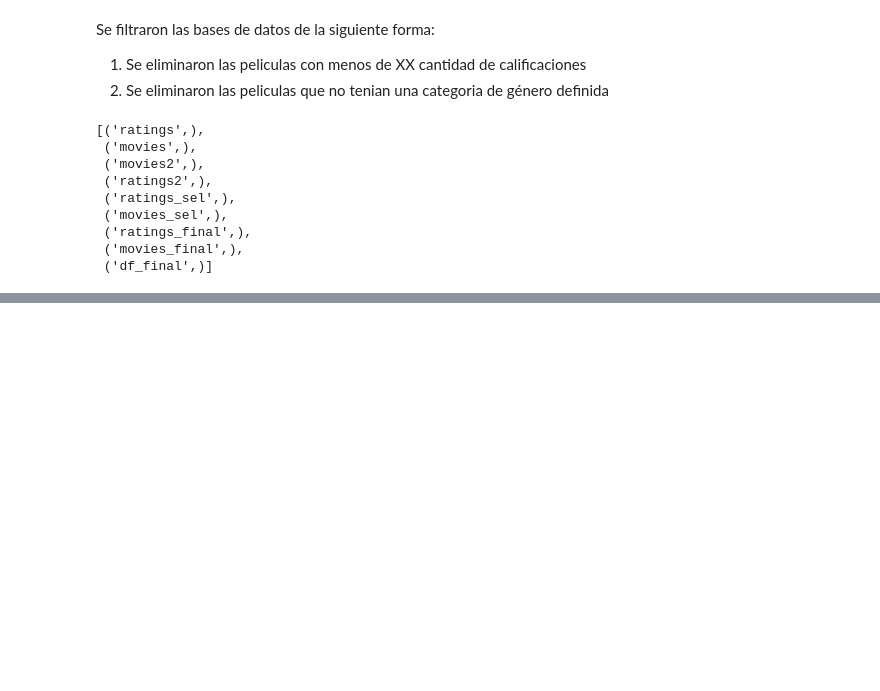
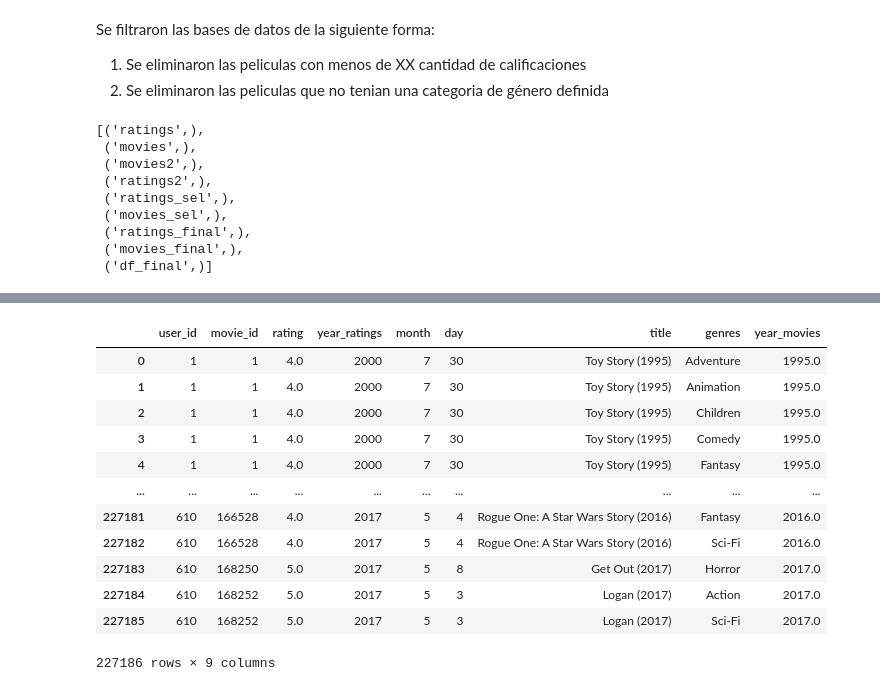
Before and after one commit to josedavidm12/sistemas_recomendacion, a Jupyter notebook: b_exploración_limpieza.ipynb, the cells around one changed output, grey strips where cells are left out. Drawn from its saved outputs; the diff is of its cells as text; code cells hidden in the pictures; blank space fills up the shorter version.

```diff
--- a/b_exploración_limpieza.ipynb
+++ b/b_exploración_limpieza.ipynb
@@ -618,4 +652,20 @@ cur.fetchall()
 # %%
+# Cargar en variable la tabla final combinada
 df_final=pd.read_sql("SELECT * from df_final",conn)
+df_final
+# %% [output]
+|  | user_id | movie_id | rating | year_ratings | month | day | title | genres | year_movies |
+| 0 | 1 | 1 | 4.0 | 2000 | 7 | 30 | Toy Story (1995) | Adventure | 1995.0 |
+| 1 | 1 | 1 | 4.0 | 2000 | 7 | 30 | Toy Story (1995) | Animation | 1995.0 |
+| 2 | 1 | 1 | 4.0 | 2000 | 7 | 30 | Toy Story (1995) | Children | 1995.0 |
+| 3 | 1 | 1 | 4.0 | 2000 | 7 | 30 | Toy Story (1995) | Comedy | 1995.0 |
+| 4 | 1 | 1 | 4.0 | 2000 | 7 | 30 | Toy Story (1995) | Fantasy | 1995.0 |
+| ... | ... | ... | ... | ... | ... | ... | ... | ... | ... |
+| 227181 | 610 | 166528 | 4.0 | 2017 | 5 | 4 | Rogue One: A Star Wars Story (2016) | Fantasy | 2016.0 |
+| 227182 | 610 | 166528 | 4.0 | 2017 | 5 | 4 | Rogue One: A Star Wars Story (2016) | Sci-Fi | 2016.0 |
+| 227183 | 610 | 168250 | 5.0 | 2017 | 5 | 8 | Get Out (2017) | Horror | 2017.0 |
+| 227184 | 610 | 168252 | 5.0 | 2017 | 5 | 3 | Logan (2017) | Action | 2017.0 |
+| 227185 | 610 | 168252 | 5.0 | 2017 | 5 | 3 | Logan (2017) | Sci-Fi | 2017.0 |
+227186 rows × 9 columns
 # %%
 df_final.info()
```
Also changed, not shown: parts of 10 cells of this notebook, 3 other files.
